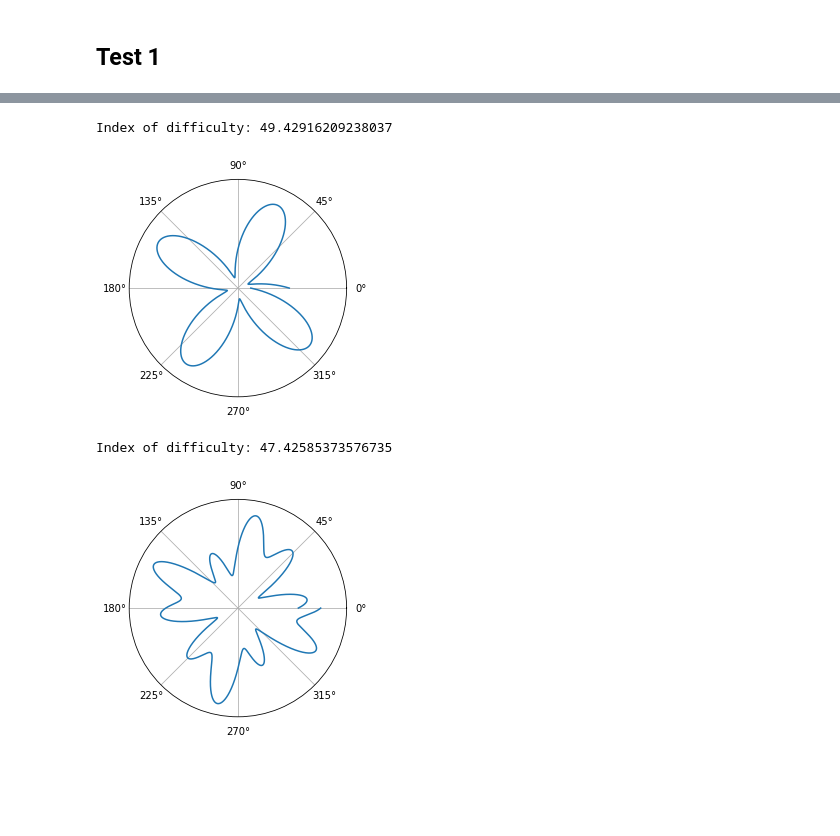
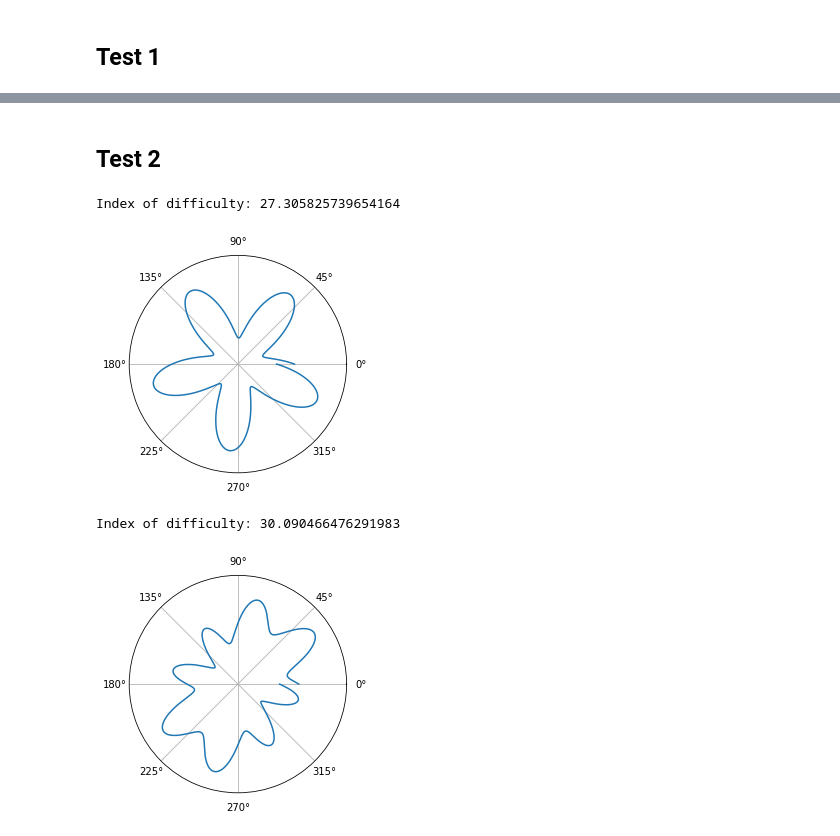
Before and after one commit to ivanazuzic/Efficiency-of-dragging-gestures, a Jupyter notebook: playground/Polarne krivuljice.ipynb, the cells around one changed output, grey strips where cells are left out. Drawn from its saved outputs; the diff is of its cells as text; code cells hidden in the pictures; blank space fills up the shorter version.

```diff
--- a/playground/Polarne krivuljice.ipynb
+++ b/playground/Polarne krivuljice.ipynb
@@ -43,37 +43,22 @@ def get_kappa(f):
     fderder = fder.diff(x)
 
     # kappa for polar coordinates
-    kappa = abs(f**2 + 2 * fder**2 - f * fderder) / ((fder**2 + f**2) ** (3 / 2))
+    kappa = abs(f**2 + 2 * fder**2 - f * fderder) / ((fder**2 + f**2) ** (3 / 2)) + 1
 
     y = calculate_y(kappa)
-    # print("kappa before normalisation:", kappa)
-    # first idea - ok but not great
-    # kappa = kappa / (abs(np.mean(y)) + 1)
-
-    # second idea - bad idea
-    # kappa = kappa / abs(1 - min(y) / abs(max(y) + 1))
-
-    # third idea
-    # surf = calculate_riemann_integral(sp.lambdify(x, f), 0, 2 * math.pi)
-    # print("surface", surf)
-    # kappa = kappa * surf
-    # print("kappa:", kappa)
     return kappa
 
 
 def get_idx_of_difficulty(function):
     kappa = get_kappa(function)
-    # print("Sympy intergation:", sp.integrate(kappa,x), sp.integrate(kappa, (x, 0, math.pi / 3)), "\n")
     # because of the complex calculation revolving the curvature
     # (kappa), we instead calculate its approximation
     # by summing up y values for each x0 in such a way that
     # the distance between two x0 points is infinitely small
 
-    # if coordinates are polar, then we sum up phi values from 0 to 360
+    # if coordinates are polar, then we sum up phi values from 0 to 2pi
     x0 = 0
     x1 = 2 * math.pi
-    # and our kappa function is 0.5 * kappa ** 2 (because of the polar coordinate integration rules)
-    # kappa = 0.5 * kappa ** 2
     kappa = sp.lambdify(x, kappa, "numpy")
 
     integral_approx = calculate_riemann_integral(kappa, x0, x1, 1000)
@@ -100,7 +85,7 @@ def plot_function(f):
 
     fig = plt.figure()
     graph = fig.add_subplot(111, projection="polar")
-    graph.set_ylim([0, 1.8])
+    graph.set_ylim([0, 2.5])
     graph.set_yticks([])
 
     graph.plot(x_arr, y)
@@ -118,6 +103,15 @@ def make_spiral(a, b):
 
 def make_bean(a, b, c, d):
     return a + b * sp.sin(c * x) * sp.cos(d * x)
+
+def make_sine_gaussian(a, b, c, d, f):
+    return a * sp.exp(-(x + b)**2/c) * sp.sin(d * (x + f))
+
+def make_sinc(a, b, c):
+    return a*sp.sin(b*(x-c)) / (b*(x-c))
+
+def make_fourier(a, b, c):
+    return sp.sin(x /a) + sp.sin(x / b) + sp.cos(x / c) - 1
 # %% [markdown]
 # Difficulty: Easy
 # %% [markdown]
@@ -177,8 +171,10 @@ Index of difficulty: 49.80943983027791
+# %% [markdown]
+## Test 2
 # %%
-plot_function(make_sin_rosette(0.85, -0.67, 4.2))
-plot_function(make_bean(1, -0.63, -3.1, -7))
+plot_function(make_sin_rosette(1.3, -0.7, 5.1))
+plot_function(make_bean(1.4, -0.75, 3.1, -5))
 # %% [output]
-Index of difficulty: 49.42916209238037
+Index of difficulty: 27.305825739654164
-[figure, old version]
+[figure, new version]
-Index of difficulty: 47.42585373576735
+Index of difficulty: 30.090466476291983
-[figure, old version]
+[figure, new version]
```
Also changed, not shown: parts of 5 cells of this notebook, 1 other file.
